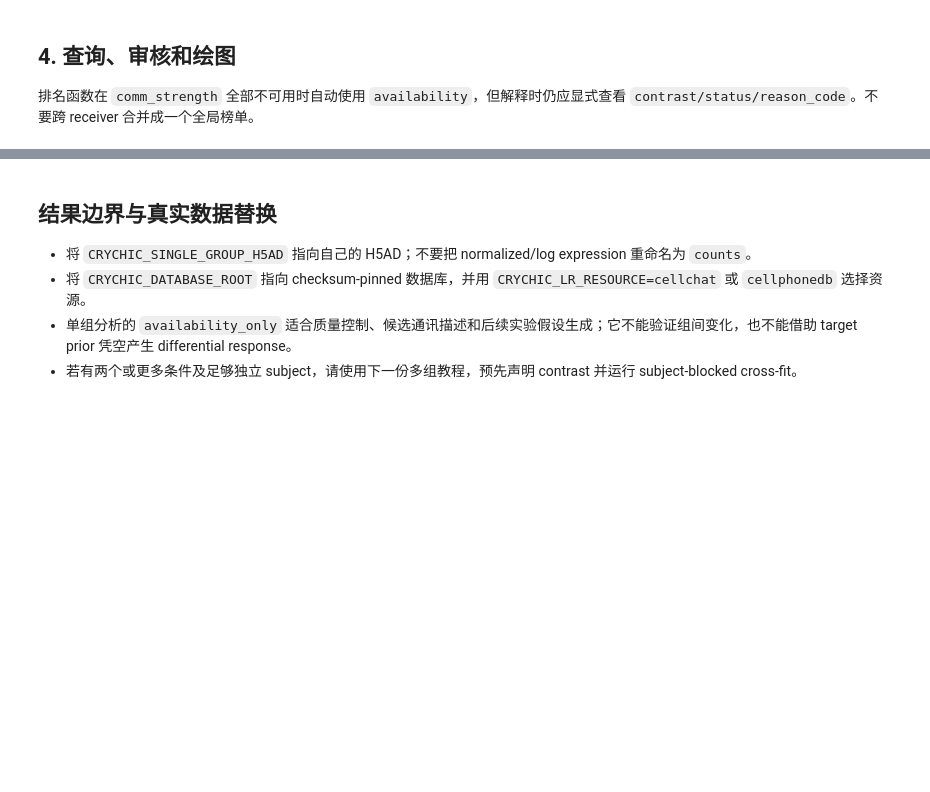
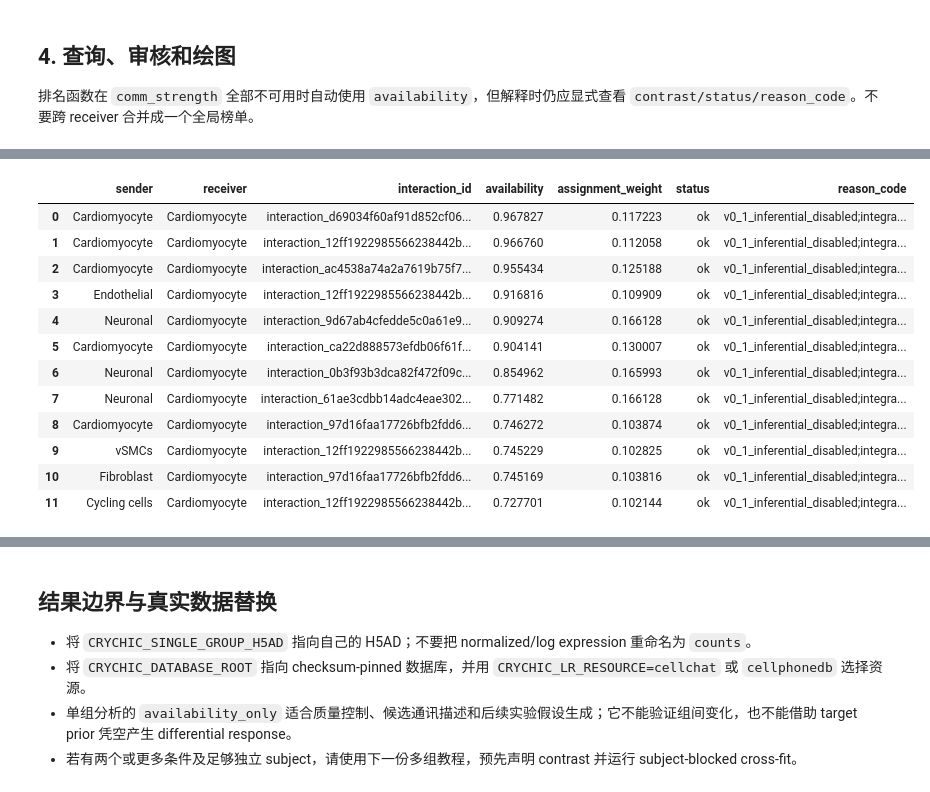
Before and after one commit to kehangzhang/CRYCHIC, a Jupyter notebook: tutorials/single_sample_communication.ipynb, the cells around one changed output, grey strips where cells are left out. Saved outputs shown, nothing was run; the diff lists cells and outputs as text; code cells hidden in the pictures; blank space fills up the shorter version.

Commit message:
docs: execute single and multigroup tutorials

```diff
--- a/tutorials/single_sample_communication.ipynb
+++ b/tutorials/single_sample_communication.ipynb
@@ -5,6 +5,7 @@
 
 **可解释范围**：单组数据可以描述 LR availability、候选 sender 分配和 receptor 支持；没有组间 contrast，因此 receiver response differential、下游 attribution、整合 `comm_strength`、p/q 值和 communication probability 都不可估计。`not_estimable` 是缺少估计设计，不是生物学零。
 # %%
+%%time
 from __future__ import annotations
 
 import hashlib
@@ -30,6 +31,7 @@ from crychic.resources import (
 from crychic.sender import SenderEvidenceParameters
 
 SEED = 20260718
+NOTEBOOK_STARTED = time.perf_counter()
 USE_SYNTHETIC = os.environ.get("CRYCHIC_SINGLE_GROUP_H5AD") is None
 INPUT_H5AD = Path(
     os.environ.get("CRYCHIC_SINGLE_GROUP_H5AD", "single_group_input.h5ad")
@@ -38,6 +40,7 @@ DATABASE_ROOT = Path(
     os.environ.get("CRYCHIC_DATABASE_ROOT", "resources")
 ).expanduser()
 LR_RESOURCE = os.environ.get("CRYCHIC_LR_RESOURCE", "cellchat").lower()
+SOURCE_CONDITION = os.environ.get("CRYCHIC_SINGLE_GROUP_CONDITION")
 OUTPUT_ROOT = Path(
     os.environ.get(
         "CRYCHIC_TUTORIAL_OUTPUT_DIR",
@@ -47,4 +50,4 @@ OUTPUT_ROOT = Path(
 OVERWRITE_OUTPUT = True
 
 OUTPUT_ROOT.mkdir(parents=True, exist_ok=True)
-print(f"CRYCHIC {crychic.__version__}; output={OUTPUT_ROOT.resolve()}")
+print(f"CRYCHIC {crychic.__version__}; output={OUTPUT_ROOT.as_posix()}")
@@ -237,4 +324,5 @@ stage_plan
 # %%
+%%time
 result_dir = OUTPUT_ROOT / "result"
 if OVERWRITE_OUTPUT and result_dir.exists():
     shutil.rmtree(result_dir)
@@ -248,8 +336,8 @@ result = model.fit(
         min_subjects=2 if USE_SYNTHETIC else 1
     ),
     min_cells=2 if USE_SYNTHETIC else 10,
-    min_samples_per_context=2 if USE_SYNTHETIC else 1,
-    min_subjects_per_context=2 if USE_SYNTHETIC else 1,
+    min_samples_per_context=2,
+    min_subjects_per_context=2,
     min_pooled_availability=0.0,
     max_interactions=None,
 )
@@ -297,7 +396,8 @@ status_audit
 # %%
+%%time
 ranked = result.rank_interactions(
-    context={"condition": "baseline"},
-    receiver="Receiver",
+    context={"condition": TUTORIAL_CONTEXT},
+    receiver=TUTORIAL_RECEIVER,
     contrast="availability_only",
     mode="state",
     top_n=12,
@@ -314,3 +414,4 @@ ranked.loc[
         "reason_code",
     ],
 ]
+# %% [output]
@@ -317 +420,14 @@ ranked.loc[
+|  | sender | receiver | interaction_id | availability | assignment_weight | status | reason_code |
+| 0 | Cardiomyocyte | Cardiomyocyte | interaction_d69034f60af91d852cf06... | 0.967827 | 0.117223 | ok | v0_1_inferential_disabled;integra... |
+| 1 | Cardiomyocyte | Cardiomyocyte | interaction_12ff1922985566238442b... | 0.966760 | 0.112058 | ok | v0_1_inferential_disabled;integra... |
+| 2 | Cardiomyocyte | Cardiomyocyte | interaction_ac4538a74a2a7619b75f7... | 0.955434 | 0.125188 | ok | v0_1_inferential_disabled;integra... |
+| 3 | Endothelial | Cardiomyocyte | interaction_12ff1922985566238442b... | 0.916816 | 0.109909 | ok | v0_1_inferential_disabled;integra... |
+| 4 | Neuronal | Cardiomyocyte | interaction_9d67ab4cfedde5c0a61e9... | 0.909274 | 0.166128 | ok | v0_1_inferential_disabled;integra... |
+| 5 | Cardiomyocyte | Cardiomyocyte | interaction_ca22d888573efdb06f61f... | 0.904141 | 0.130007 | ok | v0_1_inferential_disabled;integra... |
+| 6 | Neuronal | Cardiomyocyte | interaction_0b3f93b3dca82f472f09c... | 0.854962 | 0.165993 | ok | v0_1_inferential_disabled;integra... |
+| 7 | Neuronal | Cardiomyocyte | interaction_61ae3cdbb14adc4eae302... | 0.771482 | 0.166128 | ok | v0_1_inferential_disabled;integra... |
+| 8 | Cardiomyocyte | Cardiomyocyte | interaction_97d16faa17726bfb2fdd6... | 0.746272 | 0.103874 | ok | v0_1_inferential_disabled;integra... |
+| 9 | vSMCs | Cardiomyocyte | interaction_12ff1922985566238442b... | 0.745229 | 0.102825 | ok | v0_1_inferential_disabled;integra... |
+| 10 | Fibroblast | Cardiomyocyte | interaction_97d16faa17726bfb2fdd6... | 0.745169 | 0.103816 | ok | v0_1_inferential_disabled;integra... |
+| 11 | Cycling cells | Cardiomyocyte | interaction_12ff1922985566238442b... | 0.727701 | 0.102144 | ok | v0_1_inferential_disabled;integra... |
 # %%
```
Also changed, not shown: parts of 9 cells of this notebook, 2 other files.
